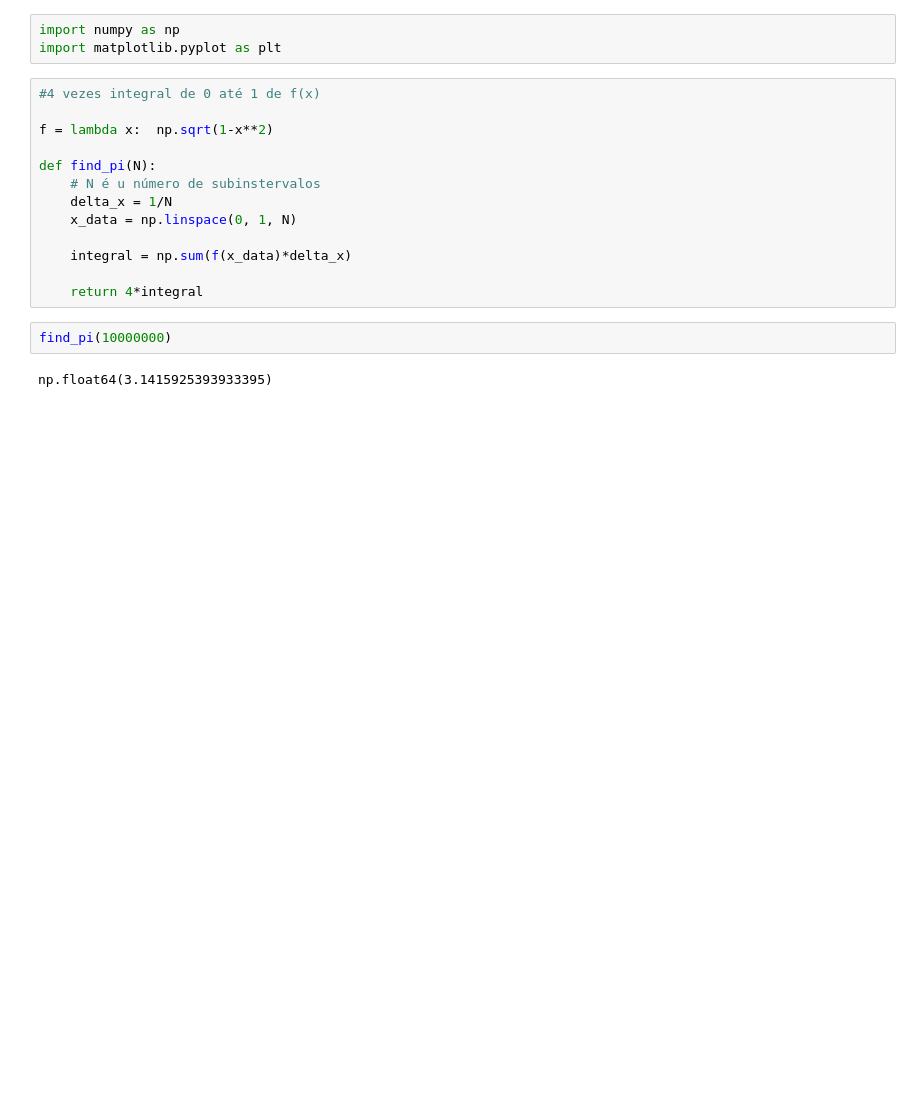
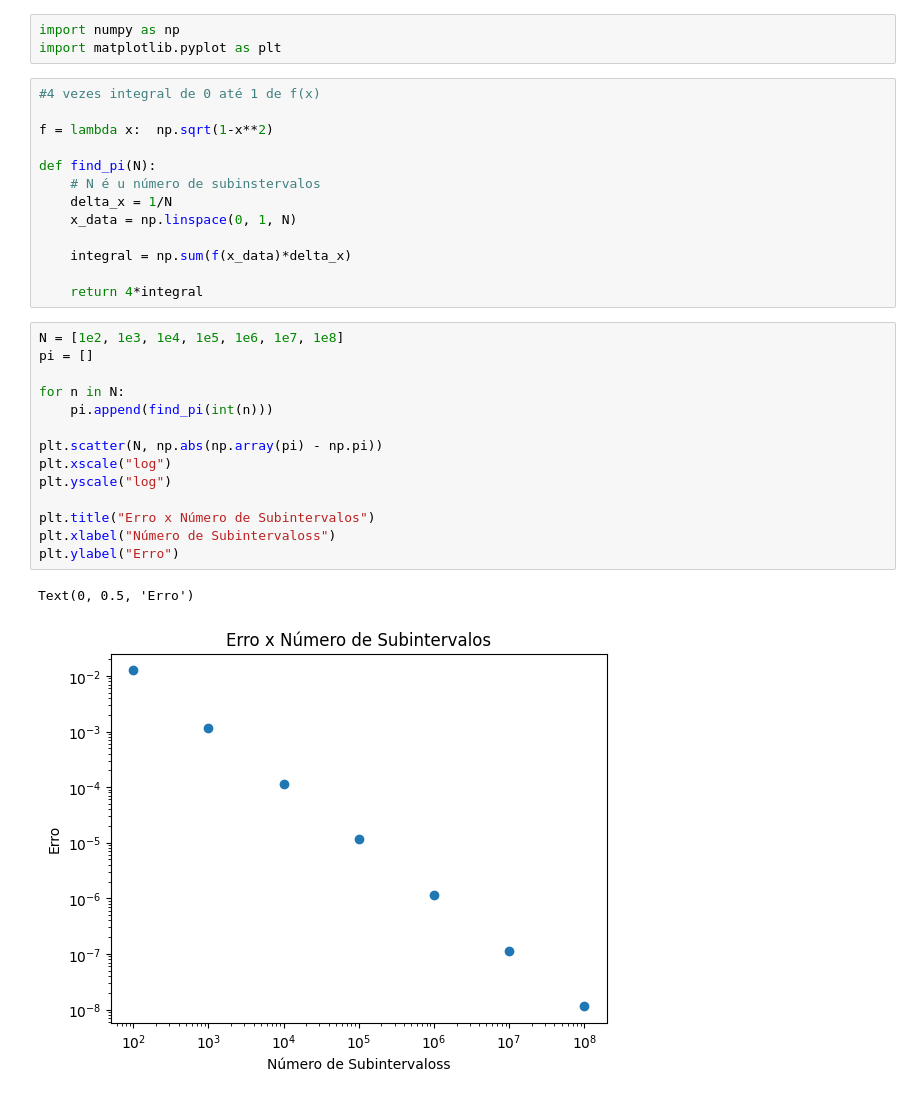
Before and after one commit to matncb/fund-prog, a Jupyter notebook: lista2/ex3.ipynb, the cells around one changed output. Drawn from its saved outputs; the diff is of its cells as text; blank space fills up the shorter version.

```diff
--- a/lista2/ex3.ipynb
+++ b/lista2/ex3.ipynb
@@ -16,7 +16,20 @@ def find_pi(N):
     integral = np.sum(f(x_data)*delta_x)
 
     return 4*integral
-# %%
-find_pi(10000000)
-# %% [output]
-np.float64(3.1415925393933395)
+# %%
+N = [1e2, 1e3, 1e4, 1e5, 1e6, 1e7, 1e8]
+pi = []
+
+for n in N:
+    pi.append(find_pi(int(n)))
+
+plt.scatter(N, np.abs(np.array(pi) - np.pi))
+plt.xscale("log")
+plt.yscale("log")
+
+plt.title("Erro x Número de Subintervalos")
+plt.xlabel("Número de Subintervaloss")
+plt.ylabel("Erro")
+# %% [output]
+Text(0, 0.5, 'Erro')
+[figure, added]
```
Also changed, not shown: 2 other files.
